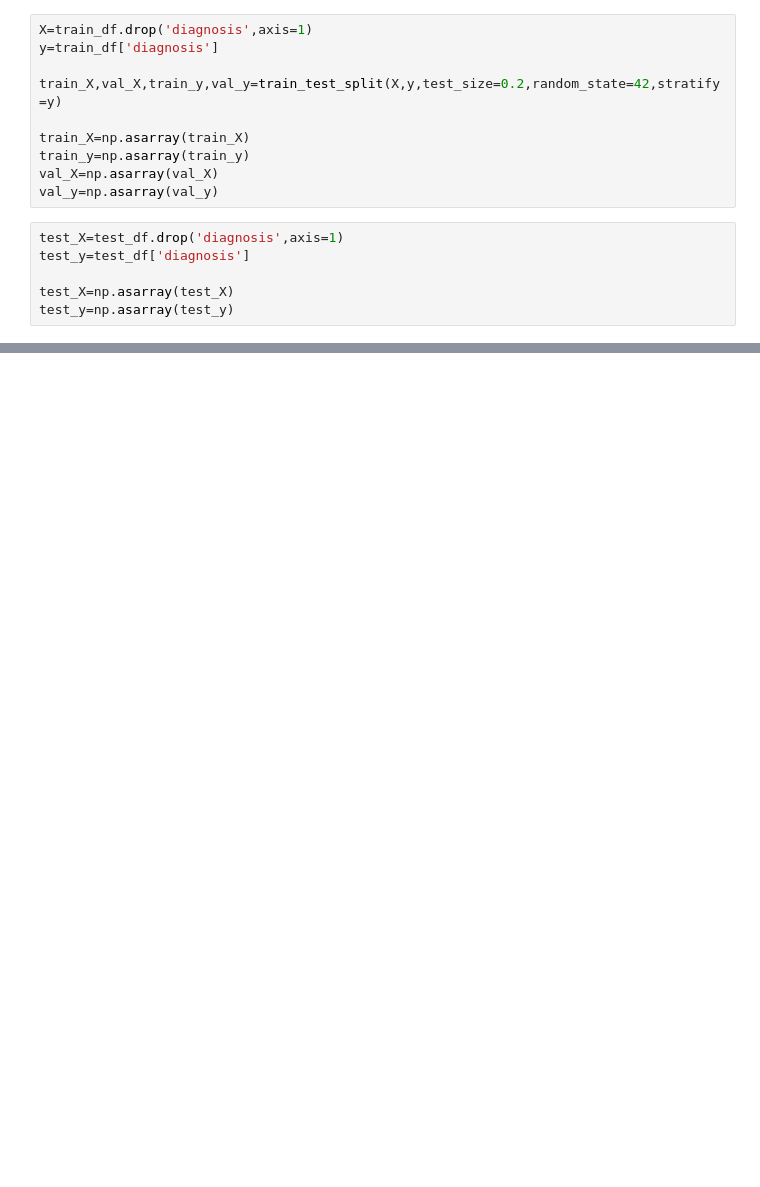
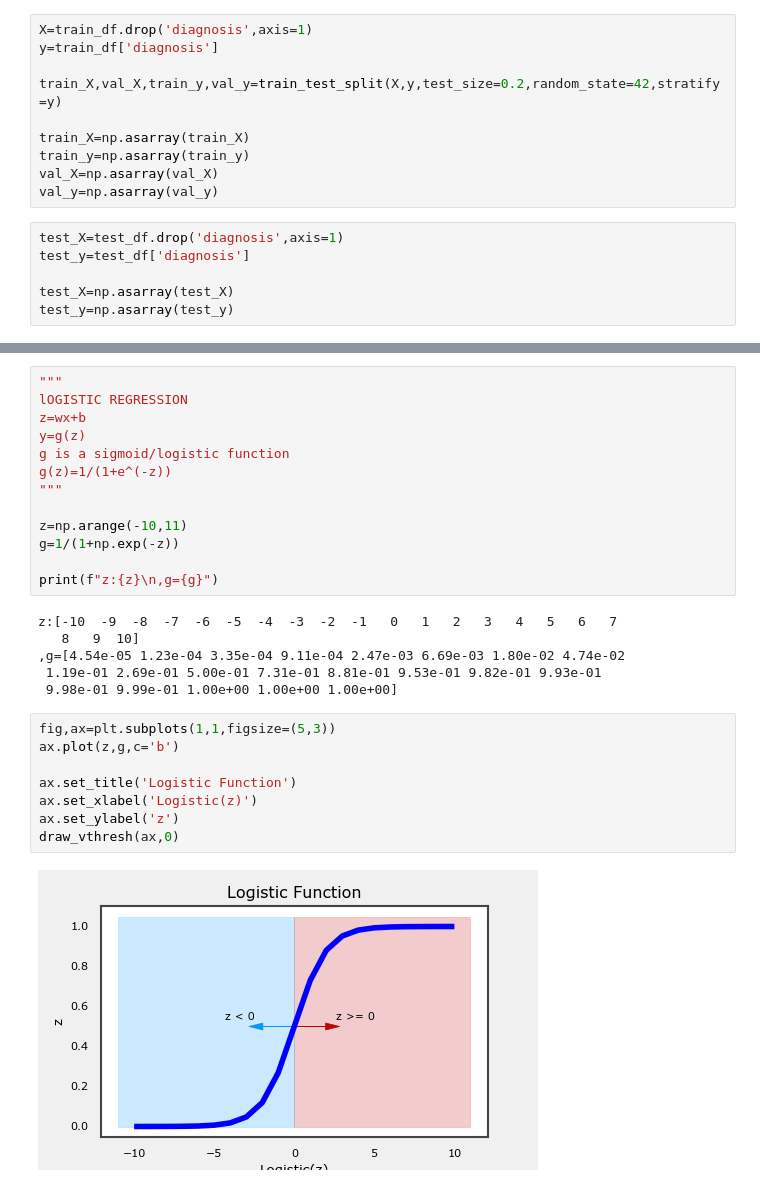
Before and after one commit to Irtisam99/Classification_Analysis, a Jupyter notebook: Logistic_regression for Classification Task.ipynb, the cells around one changed output, grey strips where cells are left out. Saved outputs shown, nothing was run; the diff lists cells and outputs as text; blank space fills up the shorter version.

```diff
--- a/Logistic_regression for Classification Task.ipynb
+++ b/Logistic_regression for Classification Task.ipynb
@@ -103,0 +204,29 @@ __=plt_one_addpt_onclick(train_X,train_y,w,b,logistic=False)
+# %%
+"""
+lOGISTIC REGRESSION
+z=wx+b
+y=g(z)
+g is a sigmoid/logistic function
+g(z)=1/(1+e^(-z))
+"""
+
+z=np.arange(-10,11)
+g=1/(1+np.exp(-z))
+
+print(f"z:{z}\n,g={g}")
+# %% [output]
+z:[-10  -9  -8  -7  -6  -5  -4  -3  -2  -1   0   1   2   3   4   5   6   7
+   8   9  10]
+,g=[4.54e-05 1.23e-04 3.35e-04 9.11e-04 2.47e-03 6.69e-03 1.80e-02 4.74e-02
+ 1.19e-01 2.69e-01 5.00e-01 7.31e-01 8.81e-01 9.53e-01 9.82e-01 9.93e-01
+ 9.98e-01 9.99e-01 1.00e+00 1.00e+00 1.00e+00]
+# %%
+fig,ax=plt.subplots(1,1,figsize=(5,3))
+ax.plot(z,g,c='b')
+
+ax.set_title('Logistic Function')
+ax.set_xlabel('Logistic(z)')
+ax.set_ylabel('z')
+draw_vthresh(ax,0)
+# %% [output]
+[figure, added]
```
Also changed, not shown: parts of 19 cells of this notebook.
